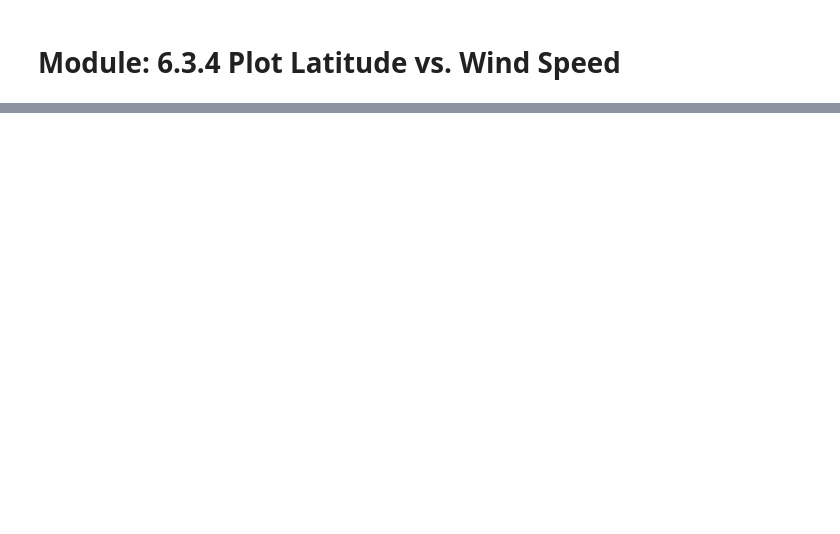
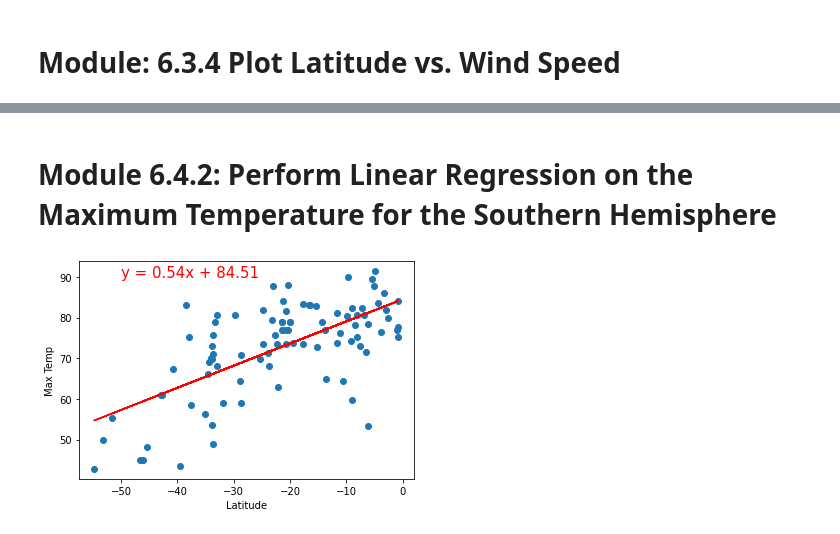
Before and after one commit to SindieCastro/World_Weather_Analysis, a Jupyter notebook: WeatherPy.ipynb, the cells around one changed output, grey strips where cells are left out. Cells and saved outputs as stored; diff of their text form; code cells hidden in the pictures; blank space fills up the shorter version.

```diff
--- a/WeatherPy.ipynb
+++ b/WeatherPy.ipynb
@@ -564,0 +751,15 @@ plt.show()
+# %% [markdown]
+# Module 6.4.2: Perform Linear Regression on the Maximum Temperature for the Southern Hemisphere
+# %%
+#To generate the linear regression on the maximum temperature for the Southern Hemisphere, reuse the code for the Northern
+#Hemisphere and replace the northern_hemi_df DataFrame with the southern_hemi_df DataFrame to get the x- and y-values.
+
+# Linear regression on the Southern Hemisphere
+x_values = southern_hemi_df["Lat"]
+y_values = southern_hemi_df["Max Temp"]
+# Call the function.
+plot_linear_regression(x_values, y_values,
+                       'Linear Regression on the Southern Hemisphere \
+                        for Maximum Temperature', 'Max Temp',(-50,90))
+# %% [output]
+[figure, added]
```
Also changed, not shown: parts of 51 cells of this notebook.
